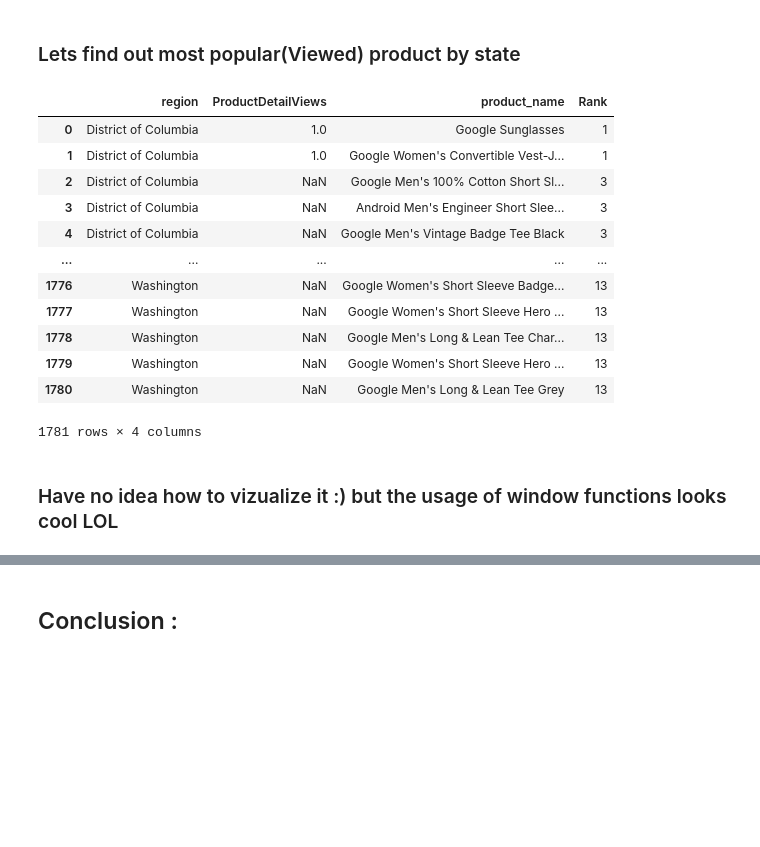
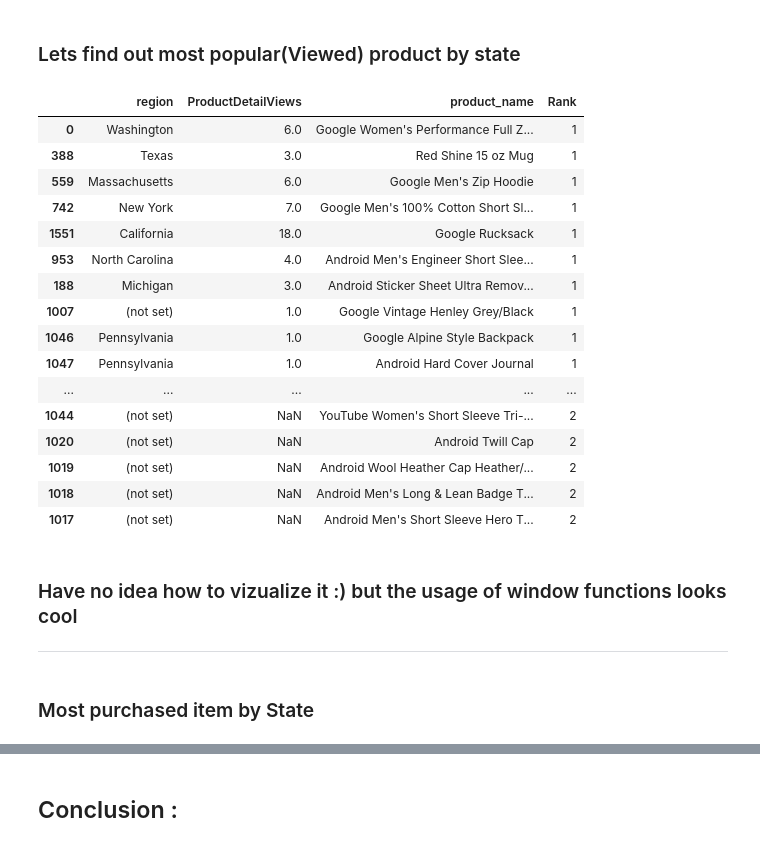
Before and after one commit to EgorWK4/google_analytics_EDA_sample, a Jupyter notebook: EDA.ipynb, the cells around one changed output, grey strips where cells are left out. Saved outputs shown, nothing was run; the diff lists cells and outputs as text; code cells hidden in the pictures; blank space fills up the shorter version.

```diff
--- a/EDA.ipynb
+++ b/EDA.ipynb
@@ -293,20 +293,27 @@ query9 ="""
 safe_query_job = client.query(query9)
 query_df9 = safe_query_job.to_dataframe()
 # %%
-query_df9
+query_df9.sort_values(by=['Rank'],ascending=True).head(20)
 # %% [output]
 |  | region | ProductDetailViews | product_name | Rank |
-| 0 | District of Columbia | 1.0 | Google Sunglasses | 1 |
-| 1 | District of Columbia | 1.0 | Google Women's Convertible Vest-J... | 1 |
-| 2 | District of Columbia | NaN | Google Men's 100% Cotton Short Sl... | 3 |
-| 3 | District of Columbia | NaN | Android Men's Engineer Short Slee... | 3 |
-| 4 | District of Columbia | NaN | Google Men's Vintage Badge Tee Black | 3 |
+| 0 | Washington | 6.0 | Google Women's Performance Full Z... | 1 |
+| 388 | Texas | 3.0 | Red Shine 15 oz Mug | 1 |
+| 559 | Massachusetts | 6.0 | Google Men's Zip Hoodie | 1 |
+| 742 | New York | 7.0 | Google Men's 100% Cotton Short Sl... | 1 |
+| 1551 | California | 18.0 | Google Rucksack | 1 |
+| 953 | North Carolina | 4.0 | Android Men's Engineer Short Slee... | 1 |
+| 188 | Michigan | 3.0 | Android Sticker Sheet Ultra Remov... | 1 |
+| 1007 | (not set) | 1.0 | Google Vintage Henley Grey/Black | 1 |
+| 1046 | Pennsylvania | 1.0 | Google Alpine Style Backpack | 1 |
+| 1047 | Pennsylvania | 1.0 | Android Hard Cover Journal | 1 |
 | ... | ... | ... | ... | ... |
-| 1776 | Washington | NaN | Google Women's Short Sleeve Badge... | 13 |
-| 1777 | Washington | NaN | Google Women's Short Sleeve Hero ... | 13 |
-| 1778 | Washington | NaN | Google Men's Long & Lean Tee Char... | 13 |
-| 1779 | Washington | NaN | Google Women's Short Sleeve Hero ... | 13 |
-| 1780 | Washington | NaN | Google Men's Long & Lean Tee Grey | 13 |
+| 1044 | (not set) | NaN | YouTube Women's Short Sleeve Tri-... | 2 |
+| 1020 | (not set) | NaN | Android Twill Cap | 2 |
+| 1019 | (not set) | NaN | Android Wool Heather Cap Heather/... | 2 |
+| 1018 | (not set) | NaN | Android Men's Long & Lean Badge T... | 2 |
+| 1017 | (not set) | NaN | Android Men's Short Sleeve Hero T... | 2 |
-1781 rows × 4 columns
 # %% [markdown]
-### Have no idea how to vizualize it :) but the usage of window functions looks cool LOL
+### Have no idea how to vizualize it :) but the usage of window functions looks cool
+___
+# %% [markdown]
+### Most purchased item by State
```
Also changed, not shown: parts of 23 cells of this notebook, 5 other files.
